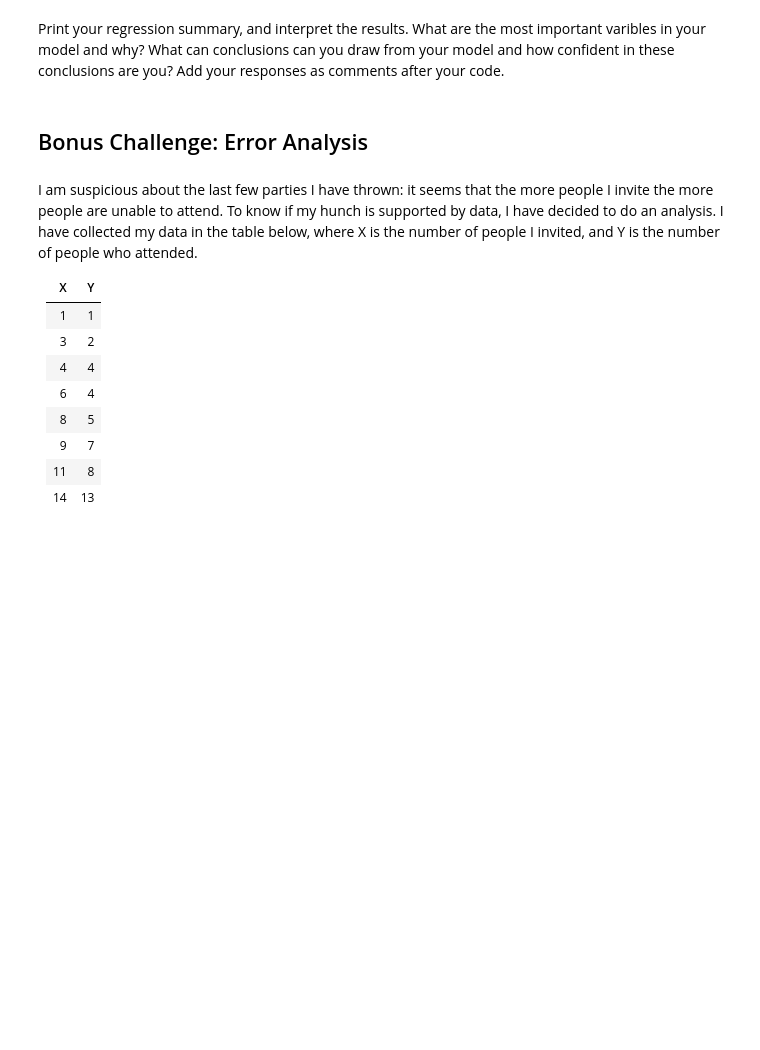
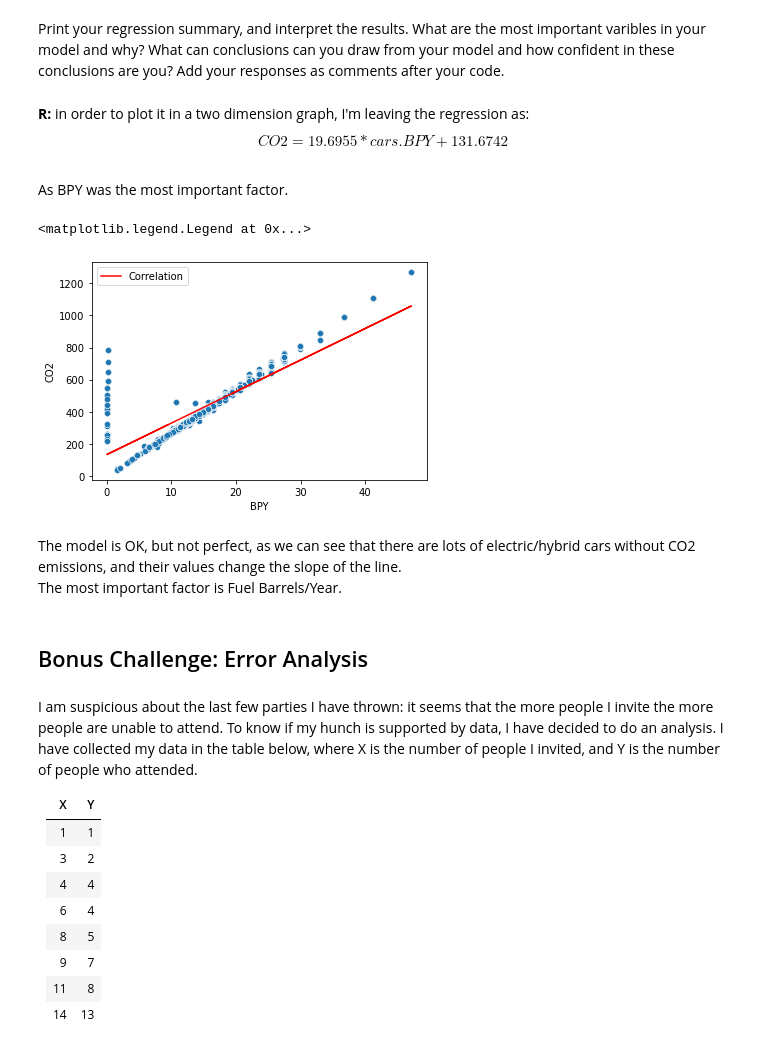
Before and after one commit to Ironhack-Data-Madrid-Enero-2021/lab-regression-analysis, a Jupyter notebook: your-code.ipynb, the cells around one changed output. Saved outputs shown, nothing was run; the diff lists cells and outputs as text; code cells hidden in the pictures; blank space fills up the shorter version.

```diff
--- a/your-code.ipynb
+++ b/your-code.ipynb
@@ -131,0 +370,2 @@ Build a regression model for this data. What type of regression are you using? A
+# %%
+cars["Model_Y_CO2"] = 19.6955 * cars.BPY + 0.0317 * cars.Fuel_cost -3.1661 * cars.MPG + 131.6742
@@ -136,3 +397,21 @@ Print your regression summary, and interpret the results. What are the most impo
+# %% [markdown]
+**R:** in order to plot it in a two dimension graph, I'm leaving the regression as:
+$$CO2 = 19.6955 * cars.BPY + 131.6742$$
+As BPY was the most important factor.
+# %%
+fig, ax = plt.subplots()
+
+sns.scatterplot(x = cars["BPY"], y = cars["CO2"])
+
+plt.plot(cars.BPY, 19.6955 * cars.BPY + 131.6742, color='r', label='Correlation')
+
+plt.legend()
+# %% [output]
+<matplotlib.legend.Legend at 0x...>
+[figure, added]
+# %% [markdown]
+The model is OK, but not perfect, as we can see that there are lots of electric/hybrid cars without CO2 emissions, and their values change the slope of the line.
+The most important factor is Fuel Barrels/Year.
 # %% [markdown]
 ## Bonus Challenge: Error Analysis
 # %% [markdown]
```
Also changed, not shown: parts of 27 cells of this notebook.
